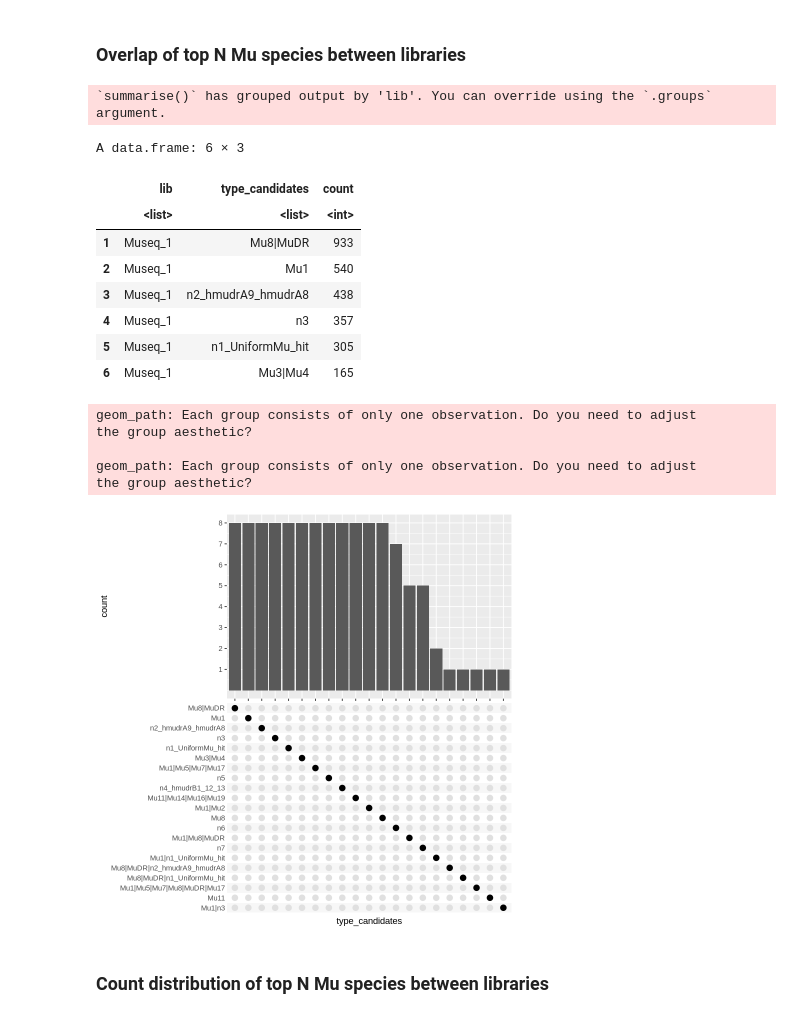
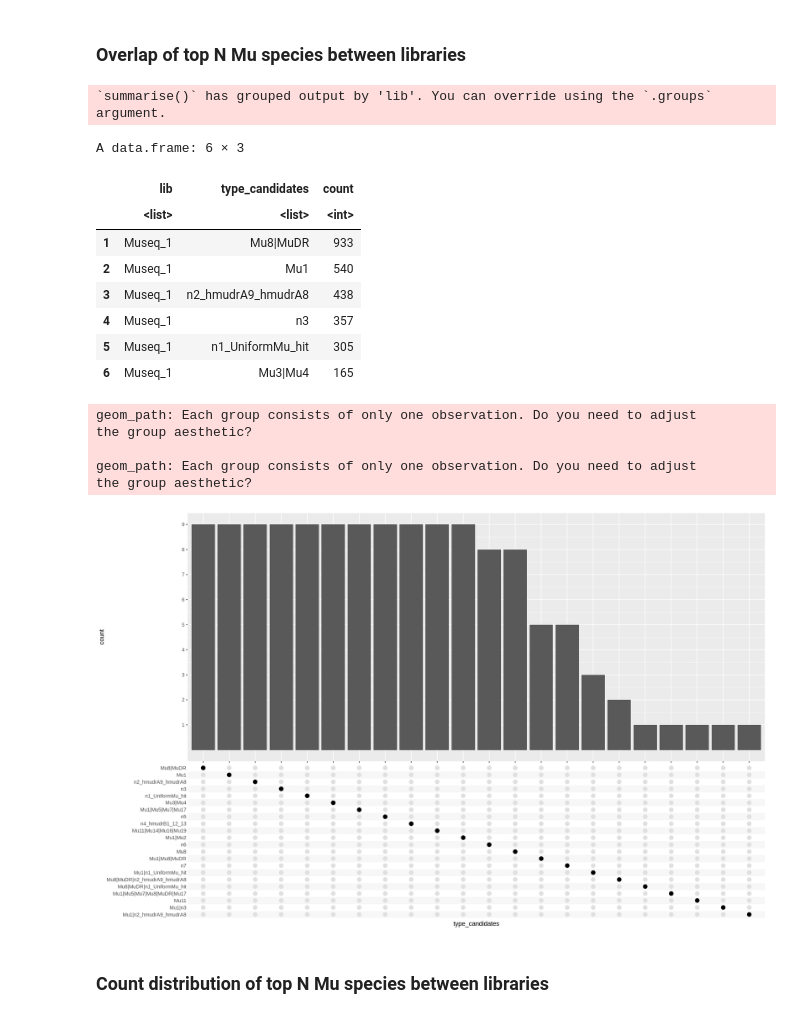
Before and after one commit to tgstoecker/MuWU, a Jupyter notebook: workflow/notebooks/te_typing_analysis.ipynb, the cells around one changed output. Drawn from its saved outputs; the diff is of its cells as text; code cells hidden in the pictures.

```diff
--- a/workflow/notebooks/te_typing_analysis.ipynb
+++ b/workflow/notebooks/te_typing_analysis.ipynb
@@ -32,6 +35,9 @@ Mu7_germinal_annotated <- read.delim("/data/home/stoecker/fdi_genofam_mount/stoe
 Mu8_germinal_annotated <- read.delim("/data/home/stoecker/fdi_genofam_mount/stoecker/TE_typing_Mu/Museq_B73_8/MuWU/results/insertions_table_final_te_typed/complete_germinal_identified_insertions_annotated.csv",
                                      header=TRUE,
                                      sep=",") %>% mutate(lib = "Museq_8", .before = GeneID)
+Mu_F7_1_germinal_annotated <- read.delim("/data/home/stoecker/fdi_genofam_mount/stoecker/TE_typing_Mu/Museq_B73_F7-1//MuWU/results/insertions_table_final_te_typed/complete_germinal_identified_insertions_annotated.csv",
+                                     header=TRUE,
+                                     sep=",") %>% mutate(lib = "Museq_F7_1", .before = GeneID)
 # %%
 #merge data
 B73_Mu_merged <- bind_rows(
@@ -42,11 +48,12 @@ B73_Mu_merged <- bind_rows(
   Mu5_germinal_annotated,
   Mu6_germinal_annotated,
   Mu7_germinal_annotated,
-  Mu8_germinal_annotated)
+  Mu8_germinal_annotated,
+  Mu_F7_1_germinal_annotated)
 # %% [markdown]
 ### Overlap of top N Mu species between libraries
 # %%
-a <- B73_Mu_merged %>%
+pd <- B73_Mu_merged %>%
   filter(StartReads >= 5) %>%
   filter(EndReads >= 5) %>%
   filter(perc_best_type_of_types >= 0.3) %>%
@@ -57,48 +64,49 @@ a <- B73_Mu_merged %>%
   ungroup() %>%
   mutate(type_candidates = as.list(type_candidates)) %>%
   mutate(lib = as.list(lib))
+
+
+pd <- as.data.frame(pd)
+head(pd)
+
+ggplot(pd, aes(x=type_candidates)) +
+    geom_bar() +
+    scale_y_continuous(limit = c(0, 9), breaks = c(1,2,3,4,5,6,7,8,9)) +
+    scale_x_upset(n_intersections = Inf, order_by = "degree")
+
+
+
+#code ideas - classic UpSetR
 #  select(-lib) %>%
-#head()
-
 
 #Mu1 <- a %>% filter(lib == "Mu1") %>% pull(type_candidates)
 #Mu2 <- a %>% filter(lib == "Mu2") %>% pull(type_candidates)
 #Mu4 <- a %>% filter(lib == "Mu4") %>% pull(type_candidates)
 #Mu5 <- a %>% filter(lib == "Mu5") %>% pull(type_candidates)
 #Mu6 <- a %>% filter(lib == "Mu6") %>% pull(type_candidates)
 #Mu7 <- a %>% filter(lib == "Mu7") %>% pull(type_candidates)
 #Mu8 <- a %>% filter(lib == "Mu8") %>% pull(type_candidates)
 
 #c <- list(Mu1 = Mu1, Mu2 = Mu2, Mu4 = Mu4, Mu5 = Mu5, Mu6 = Mu6, Mu7 = Mu7, Mu8 = Mu8)
 #c
-
-b <- as.data.frame(a)
-head(b)
-
 #upset(c, nsets = 20)
-
-
-ggplot(a, aes(x=type_candidates)) +
-    geom_bar() +
-    scale_y_continuous(limit = c(0, 8), breaks = c(1,2,3,4,5,6,7,8)) +
-    scale_x_upset(n_intersections = Inf, order_by = "degree")
 # %% [output]
 `summarise()` has grouped output by 'lib'. You can override using the `.groups` argument.
 A data.frame: 6 × 3
 |  | lib | type_candidates | count |
 |  | <list> | <list> | <int> |
 | 1 | Museq_1 | Mu8|MuDR | 933 |
 | 2 | Museq_1 | Mu1 | 540 |
 | 3 | Museq_1 | n2_hmudrA9_hmudrA8 | 438 |
 | 4 | Museq_1 | n3 | 357 |
 | 5 | Museq_1 | n1_UniformMu_hit | 305 |
 | 6 | Museq_1 | Mu3|Mu4 | 165 |
 geom_path: Each group consists of only one observation. Do you need to adjust
 the group aesthetic?
 
 geom_path: Each group consists of only one observation. Do you need to adjust
 the group aesthetic?
-[figure, old version]
+[figure, new version]
 # %% [markdown]
 ### Count distribution of top N Mu species between libraries
 # %%
```
Also changed, not shown: parts of 29 cells of this notebook.
